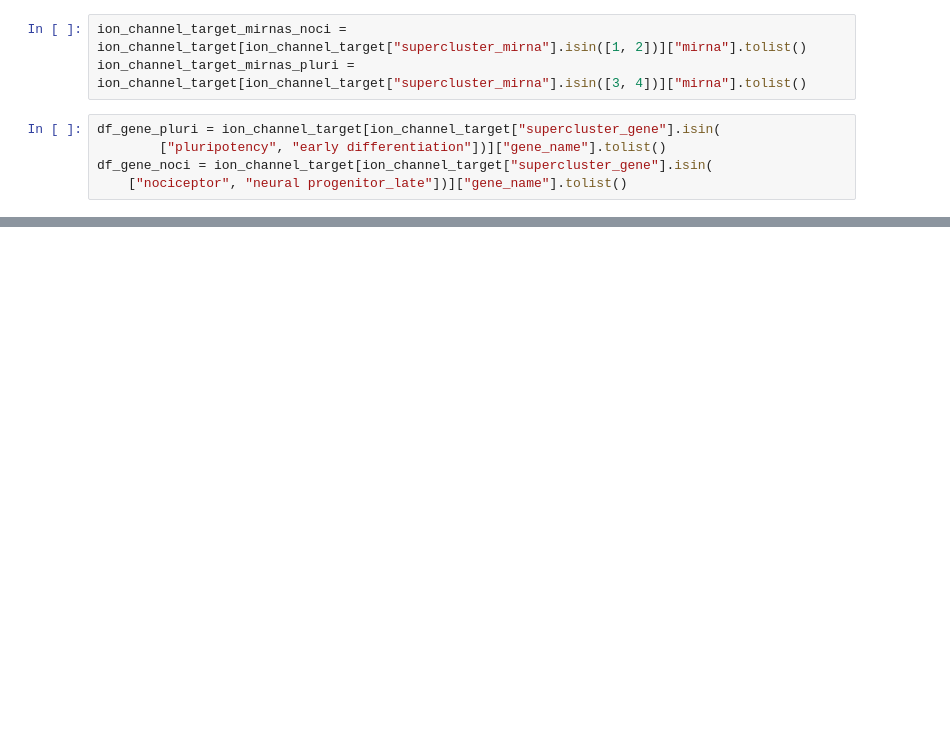
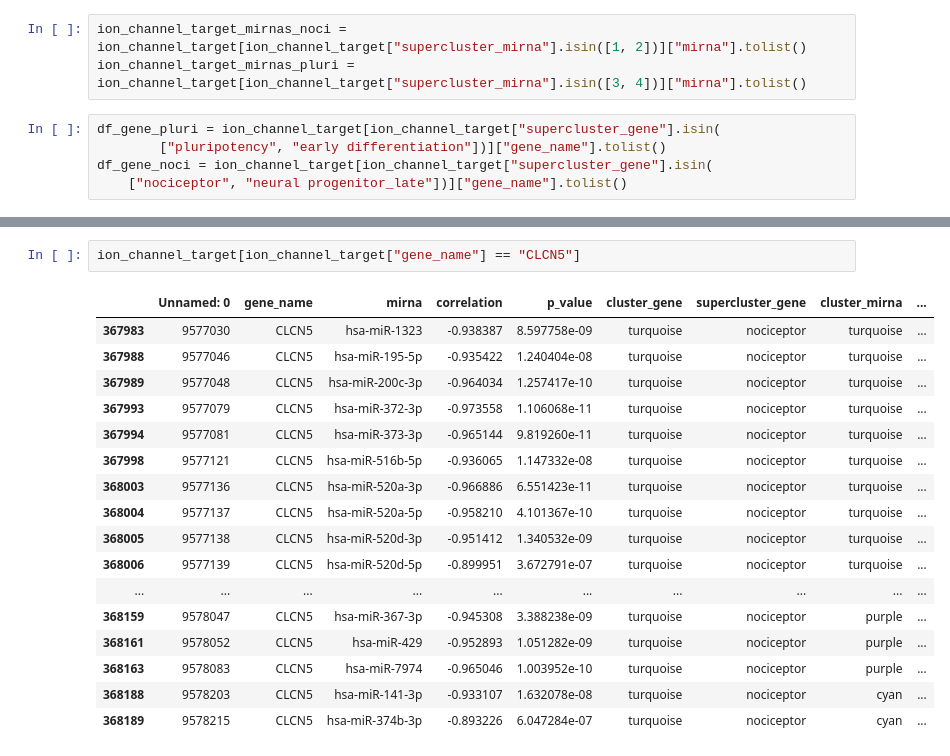
Before and after one commit to mouzkolit/Nociceptra, a Jupyter notebook: python-scripts/Ion_channel expression .ipynb, the cells around one changed output, grey strips where cells are left out. Drawn from its saved outputs; the diff is of its cells as text; blank space fills up the shorter version.

```diff
--- a/python-scripts/Ion_channel expression .ipynb
+++ b/python-scripts/Ion_channel expression .ipynb
@@ -162,3 +183,23 @@ plt.savefig("nociceptor_ionchannel_mirna.svg",
+# %%
+ion_channel_target[ion_channel_target["gene_name"] == "CLCN5"]
+# %% [output]
+|  | Unnamed: 0 | gene_name | mirna | correlation | p_value | cluster_gene | supercluster_gene | cluster_mirna | ... |
+| 367983 | 9577030 | CLCN5 | hsa-miR-1323 | -0.938387 | 8.597758e-09 | turquoise | nociceptor | turquoise | ... |
+| 367988 | 9577046 | CLCN5 | hsa-miR-195-5p | -0.935422 | 1.240404e-08 | turquoise | nociceptor | turquoise | ... |
+| 367989 | 9577048 | CLCN5 | hsa-miR-200c-3p | -0.964034 | 1.257417e-10 | turquoise | nociceptor | turquoise | ... |
+| 367993 | 9577079 | CLCN5 | hsa-miR-372-3p | -0.973558 | 1.106068e-11 | turquoise | nociceptor | turquoise | ... |
+| 367994 | 9577081 | CLCN5 | hsa-miR-373-3p | -0.965144 | 9.819260e-11 | turquoise | nociceptor | turquoise | ... |
+| 367998 | 9577121 | CLCN5 | hsa-miR-516b-5p | -0.936065 | 1.147332e-08 | turquoise | nociceptor | turquoise | ... |
+| 368003 | 9577136 | CLCN5 | hsa-miR-520a-3p | -0.966886 | 6.551423e-11 | turquoise | nociceptor | turquoise | ... |
+| 368004 | 9577137 | CLCN5 | hsa-miR-520a-5p | -0.958210 | 4.101367e-10 | turquoise | nociceptor | turquoise | ... |
+| 368005 | 9577138 | CLCN5 | hsa-miR-520d-3p | -0.951412 | 1.340532e-09 | turquoise | nociceptor | turquoise | ... |
+| 368006 | 9577139 | CLCN5 | hsa-miR-520d-5p | -0.899951 | 3.672791e-07 | turquoise | nociceptor | turquoise | ... |
+| ... | ... | ... | ... | ... | ... | ... | ... | ... | ... |
+| 368159 | 9578047 | CLCN5 | hsa-miR-367-3p | -0.945308 | 3.388238e-09 | turquoise | nociceptor | purple | ... |
+| 368161 | 9578052 | CLCN5 | hsa-miR-429 | -0.952893 | 1.051282e-09 | turquoise | nociceptor | purple | ... |
+| 368163 | 9578083 | CLCN5 | hsa-miR-7974 | -0.965046 | 1.003952e-10 | turquoise | nociceptor | purple | ... |
+| 368188 | 9578203 | CLCN5 | hsa-miR-141-3p | -0.933107 | 1.632078e-08 | turquoise | nociceptor | cyan | ... |
+| 368189 | 9578215 | CLCN5 | hsa-miR-374b-3p | -0.893226 | 6.047284e-07 | turquoise | nociceptor | cyan | ... |
 # %%
 # correlation plot
 # calculate noci correlation
```
Also changed, not shown: parts of 9 cells of this notebook, 17 other files.
